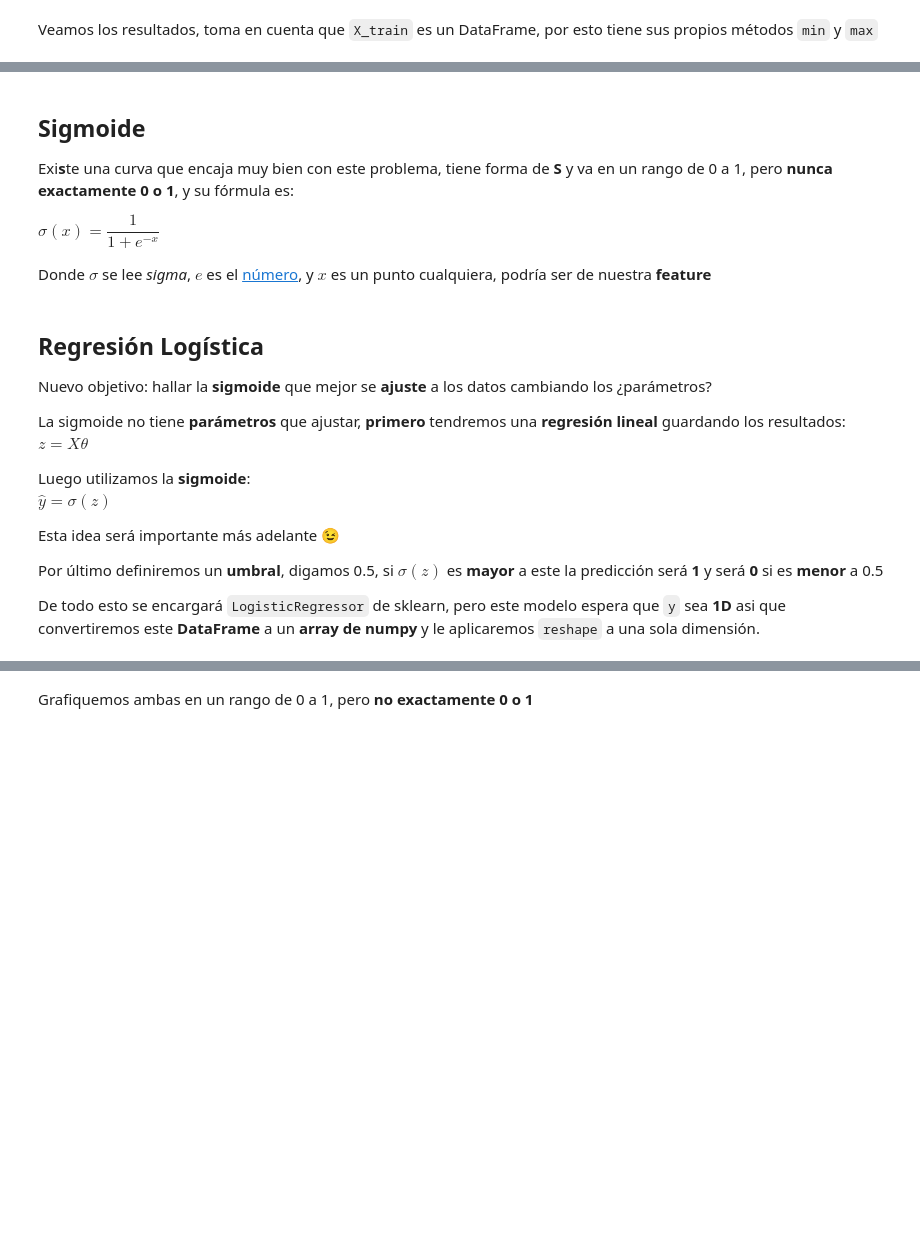
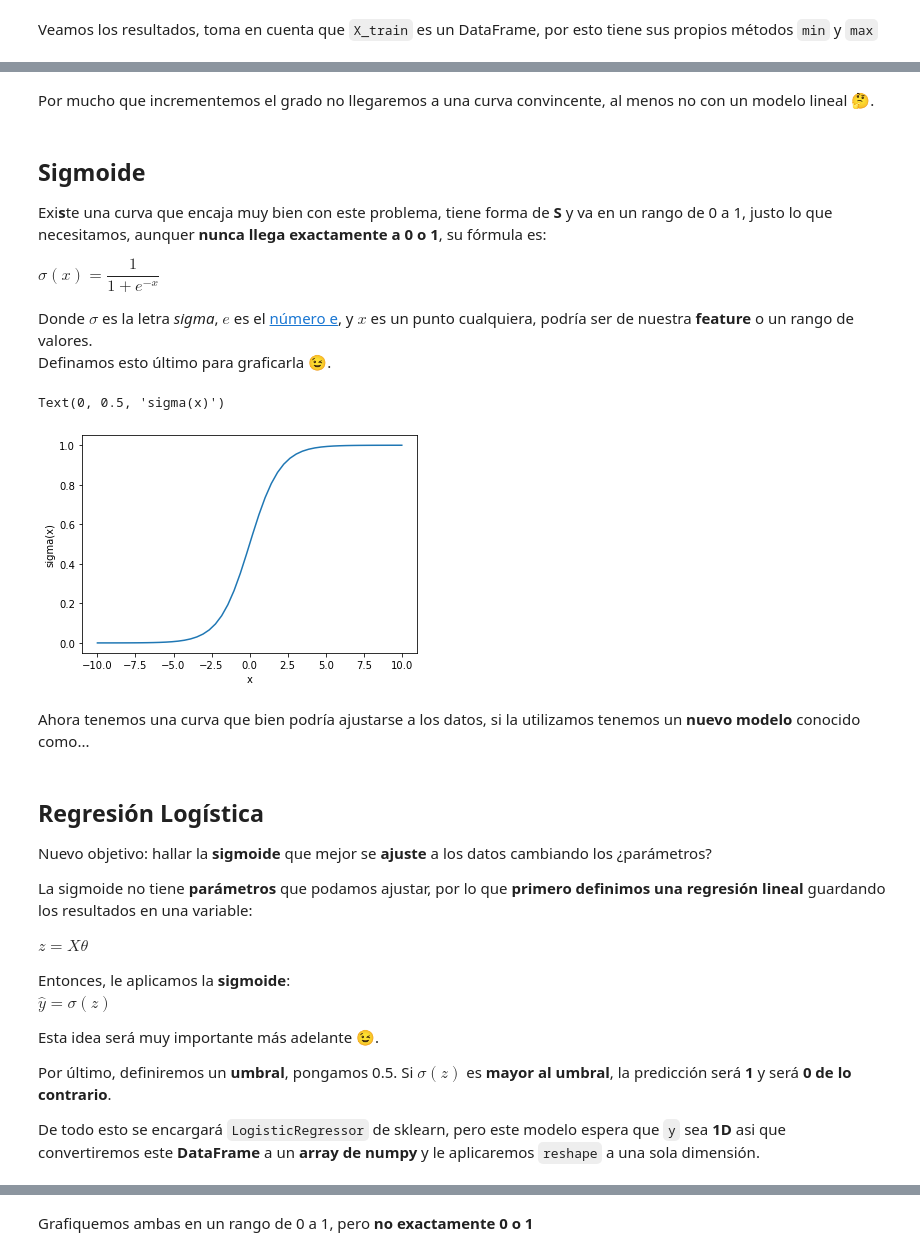
Before and after one commit to pablonoya/zigzag-ml, a Jupyter notebook: 8_Clasificacion.ipynb, the cells around one changed output, grey strips where cells are left out. Cells and saved outputs as stored; diff of their text form; code cells hidden in the pictures; blank space fills up the shorter version.

```diff
--- a/8_Clasificacion.ipynb
+++ b/8_Clasificacion.ipynb
@@ -72,30 +100,41 @@ plt.ylabel("¿Es setosa?")
+# %% [markdown]
+Por mucho que incrementemos el grado no llegaremos a una curva convincente, al menos no con un modelo lineal 🤔.
 # %% [markdown]
 ## Sigmoide
-Exi**s**te una curva que encaja muy bien con este problema, tiene forma de **S** y va en un rango de 0 a 1, pero **nunca exactamente 0 o 1**, y su fórmula es:
+Exi**s**te una curva que encaja muy bien con este problema, tiene forma de **S** y va en un rango de 0 a 1, justo lo que necesitamos, aunquer **nunca llega exactamente a 0 o 1**, su fórmula es:
 
  $\sigma(x) = \dfrac{1}{1 + e^{-x}}$
 
-Donde $\sigma$ se lee *sigma*, $e$ es el [número](https://es.wikipedia.org/wiki/N%C3%BAmero_e), y $x$ es un punto cualquiera, podría ser de nuestra **feature**
+Donde $\sigma$ es la letra *sigma*, $e$ es el [número e](https://es.wikipedia.org/wiki/N%C3%BAmero_e), y $x$ es un punto cualquiera, podría ser de nuestra **feature** o un rango de valores.
+Definamos esto último para graficarla 😉.
 # %%
 xpoints = np.linspace(-10, 10, num=50)
 
 # np.exp(x) equivale a e^x
 ypoints = 1 / (1 + np.exp(-xpoints))
 
 plt.plot(xpoints, ypoints)
+plt.xlabel('x')
+plt.ylabel('sigma(x)')
+# %% [output]
+Text(0, 0.5, 'sigma(x)')
+[figure, added]
+# %% [markdown]
+Ahora tenemos una curva que bien podría ajustarse a los datos, si la utilizamos tenemos un **nuevo modelo** conocido como...
 # %% [markdown]
 ## Regresión Logística
 Nuevo objetivo:  hallar la **sigmoide** que mejor se **ajuste** a los datos cambiando los ¿parámetros?
 
-La sigmoide no tiene **parámetros** que ajustar, **primero** tendremos una **regresión lineal** guardando los resultados:
+La sigmoide no tiene **parámetros** que podamos ajustar, por lo que **primero definimos una regresión lineal** guardando los resultados en una variable:
+
 $z = X\theta$
 
-Luego utilizamos la **sigmoide**:
+Entonces, le aplicamos la **sigmoide**:
 $\hat{y} = \sigma(z)$
 
-Esta idea será importante más adelante 😉
+Esta idea será muy importante más adelante 😉.
 
-Por último definiremos un **umbral**, digamos 0.5, si $\sigma(z)$ es **mayor** a este la predicción será **1** y será **0** si es **menor** a 0.5
+Por último, definiremos un **umbral**, pongamos 0.5. Si $\sigma(z)$ es **mayor al umbral**, la predicción será **1** y será **0 de lo contrario**.
 
 De todo esto se encargará `LogisticRegressor` de sklearn, pero este modelo espera que `y` sea **1D** asi que convertiremos este **DataFrame** a un **array de numpy** y le aplicaremos `reshape` a una sola dimensión.
 # %%
```
Also changed, not shown: parts of 12 cells of this notebook, 4 other files.
